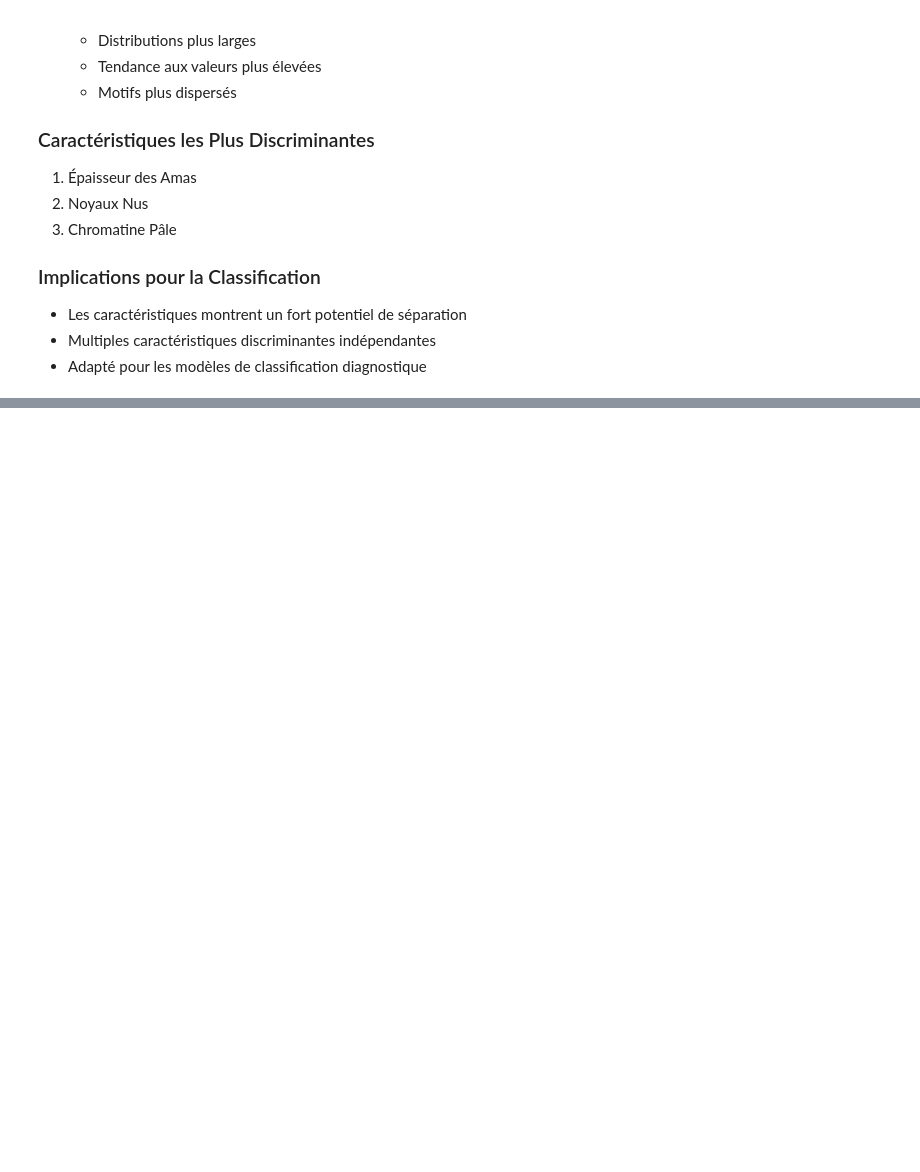
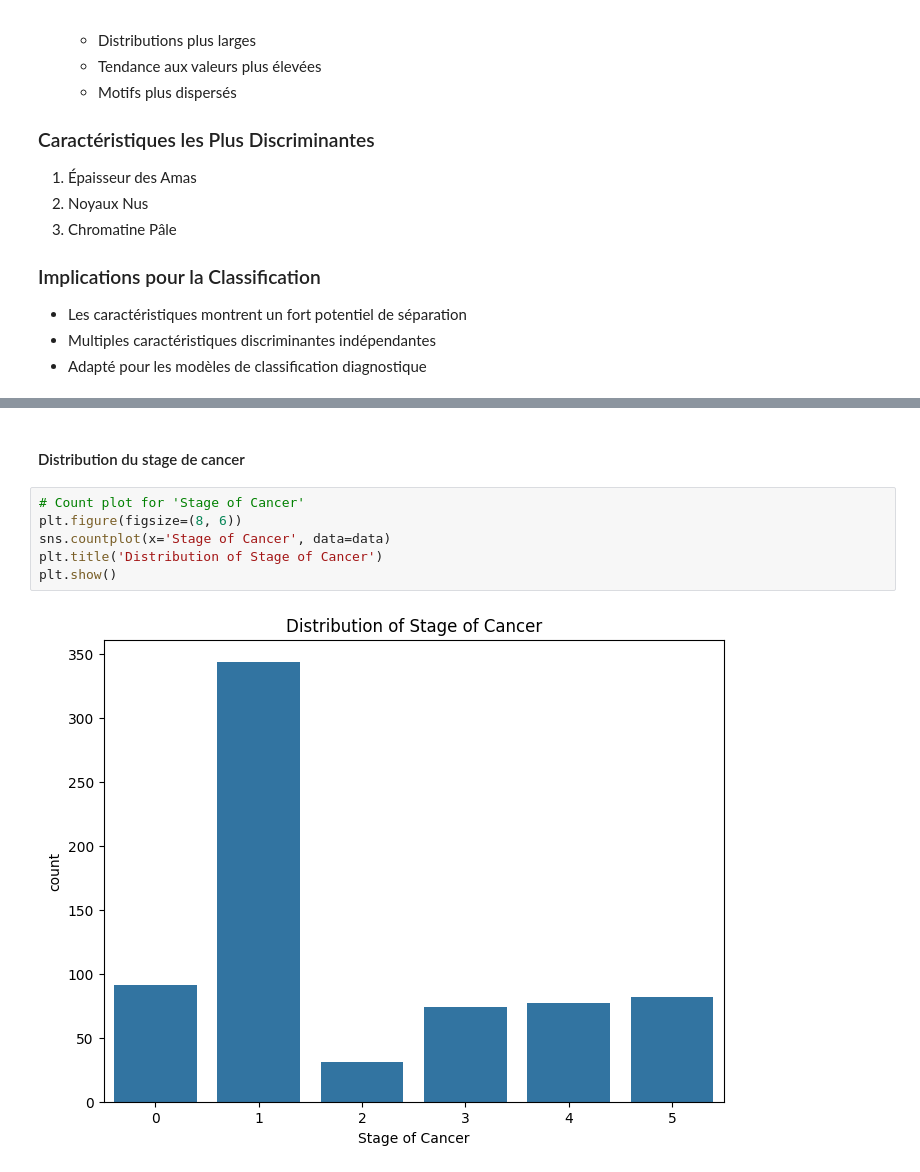
Before and after one commit to Sheris-Milly/Cancer_Predection_App, a Jupyter notebook: Rapport.ipynb, the cells around one changed output, grey strips where cells are left out. Drawn from its saved outputs; the diff is of its cells as text; blank space fills up the shorter version.

```diff
--- a/Rapport.ipynb
+++ b/Rapport.ipynb
@@ -624,0 +865,10 @@ plt.show()
+# %% [markdown]
+#### Distribution du stage de cancer
+# %%
+# Count plot for 'Stage of Cancer'
+plt.figure(figsize=(8, 6))
+sns.countplot(x='Stage of Cancer', data=data)
+plt.title('Distribution of Stage of Cancer')
+plt.show()
+# %% [output]
+[figure, added]
```
Also changed, not shown: parts of 83 cells of this notebook.
